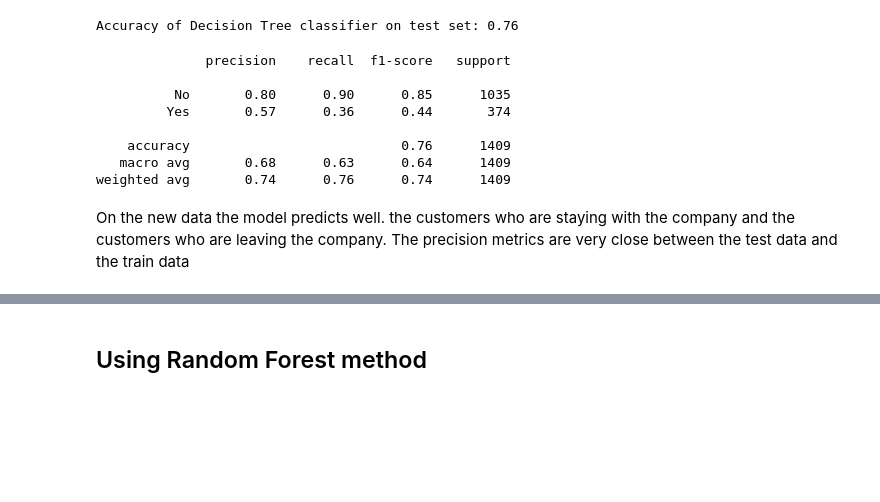
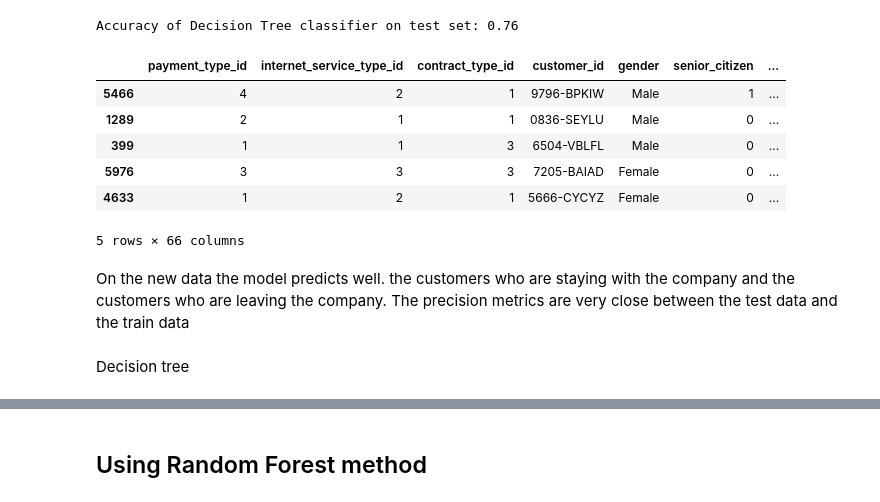
Before and after one commit to lupeluna/Telco-Classification-Project, a Jupyter notebook: PRE -Telco-Classification.ipynb, the cells around one changed output, grey strips where cells are left out. Saved outputs shown, nothing was run; the diff lists cells and outputs as text; code cells hidden in the pictures; blank space fills up the shorter version.

```diff
--- a/PRE -Telco-Classification.ipynb
+++ b/PRE -Telco-Classification.ipynb
@@ -637,16 +664,17 @@ print('Accuracy of Decision Tree classifier on test set: {:.2f}'
 # %% [output]
 Accuracy of Decision Tree classifier on test set: 0.76
+# %%
+X_train.head()
+# %% [output]
+|  | payment_type_id | internet_service_type_id | contract_type_id | customer_id | gender | senior_citizen | ... |
+| 5466 | 4 | 2 | 1 | 9796-BPKIW | Male | 1 | ... |
+| 1289 | 2 | 1 | 1 | 0836-SEYLU | Male | 0 | ... |
+| 399 | 1 | 1 | 3 | 6504-VBLFL | Male | 0 | ... |
+| 5976 | 3 | 3 | 3 | 7205-BAIAD | Female | 0 | ... |
+| 4633 | 1 | 2 | 1 | 5666-CYCYZ | Female | 0 | ... |
+5 rows × 66 columns
 # %%
-y_pred_test = tree.predict(X_test)
-print(classification_report(y_test, y_pred_test))
+# y_pred_test = tree.predict(X_test)
+# print(classification_report(y_test, y_pred_test))
-# %% [output]
-              precision    recall  f1-score   support
-
-          No       0.80      0.90      0.85      1035
-         Yes       0.57      0.36      0.44       374
-
-    accuracy                           0.76      1409
-   macro avg       0.68      0.63      0.64      1409
-weighted avg       0.74      0.76      0.74      1409
 # %% [markdown]
 On the new data the model predicts well.  the customers who are staying with the company and the customers who are leaving the company.  The precision metrics are very close between the test data and the train data
@@ -661,0 +681,2 @@ y_combined = np.hstack((y_train, y_test))
+# %% [markdown]
+Decision tree
```
Also changed, not shown: parts of 45 cells of this notebook.
